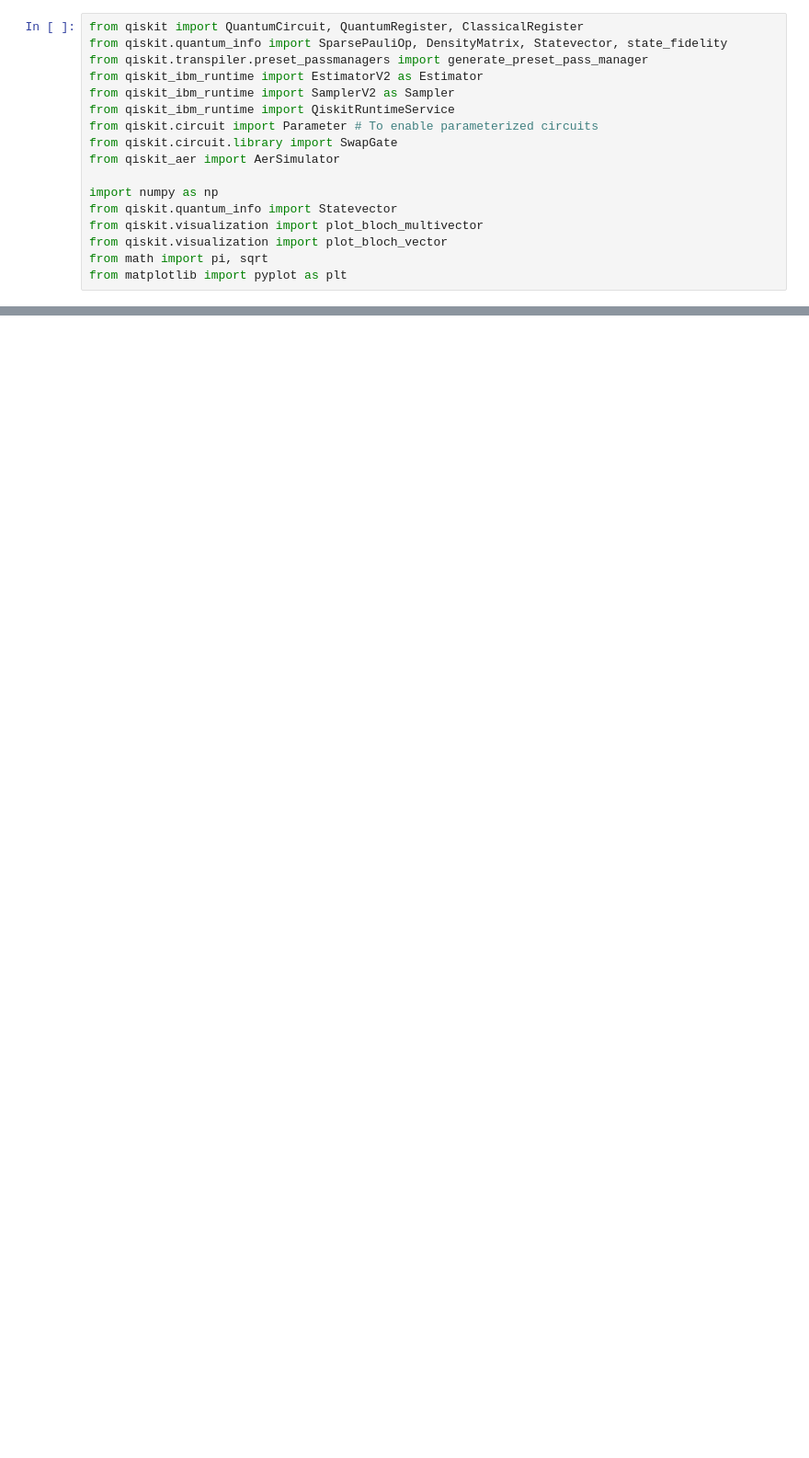
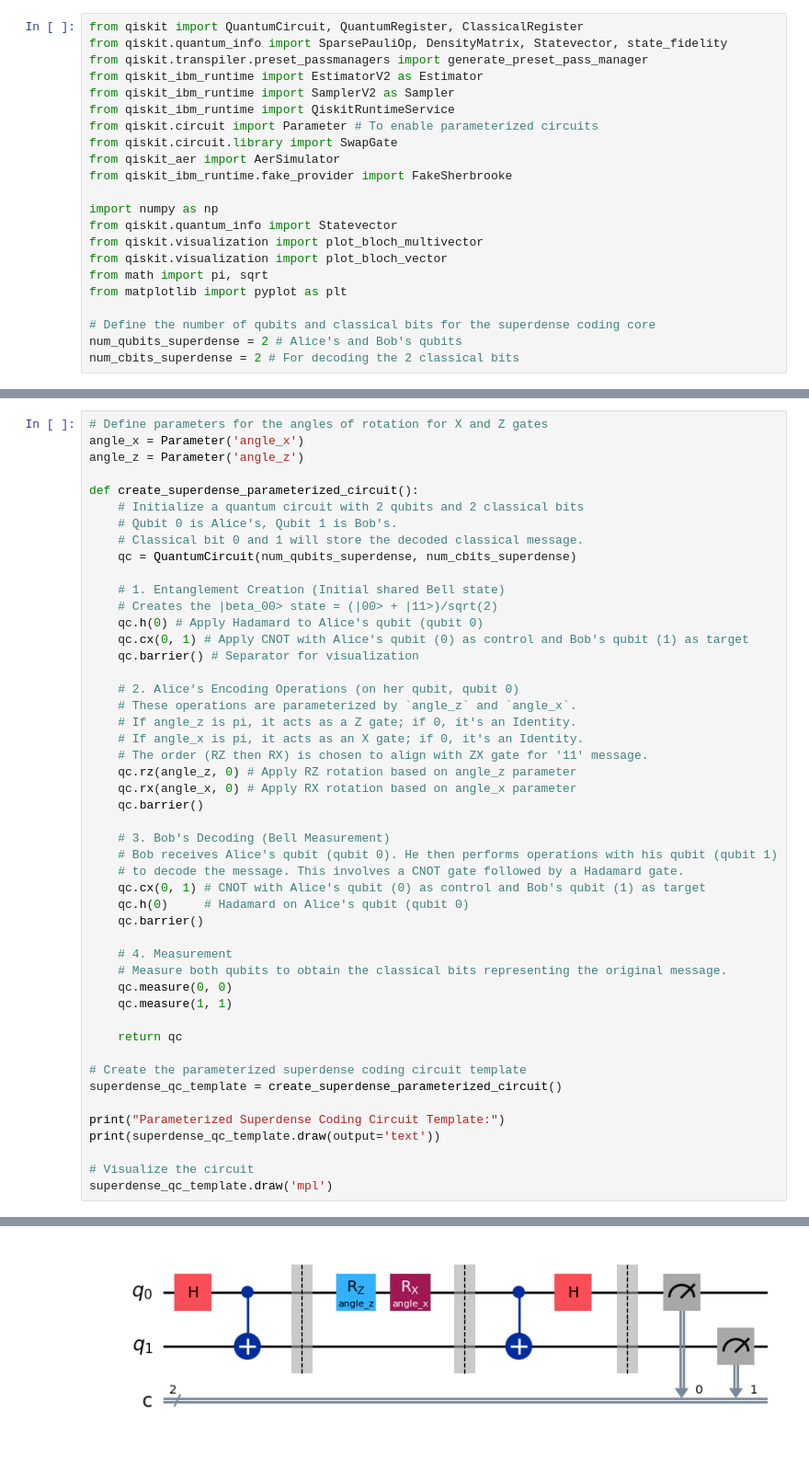
Before and after one commit to CalebCeravolo/Quantum-Hardware-Superdense-Coding, a Jupyter notebook: superdense.ipynb, the cells around one changed output, grey strips where cells are left out. Shown at 92% size. Cells and saved outputs as stored; diff of their text form; blank space fills up the shorter version.

```diff
--- a/superdense.ipynb
+++ b/superdense.ipynb
@@ -8,6 +8,7 @@ from qiskit_ibm_runtime import QiskitRuntimeService
 from qiskit.circuit import Parameter # To enable parameterized circuits
 from qiskit.circuit.library import SwapGate
 from qiskit_aer import AerSimulator
+from qiskit_ibm_runtime.fake_provider import FakeSherbrooke
 
 import numpy as np
 from qiskit.quantum_info import Statevector
@@ -15,3 +16,7 @@ from qiskit.visualization import plot_bloch_multivector
 from qiskit.visualization import plot_bloch_vector
 from math import pi, sqrt
 from matplotlib import pyplot as plt
+
+# Define the number of qubits and classical bits for the superdense coding core
+num_qubits_superdense = 2 # Alice's and Bob's qubits
+num_cbits_superdense = 2 # For decoding the 2 classical bits
@@ -99,0 +27,49 @@ print(job2.result()[0].data.classical.get_counts())
+# %%
+# Define parameters for the angles of rotation for X and Z gates
+angle_x = Parameter('angle_x')
+angle_z = Parameter('angle_z')
+
+def create_superdense_parameterized_circuit():
+    # Initialize a quantum circuit with 2 qubits and 2 classical bits
+    # Qubit 0 is Alice's, Qubit 1 is Bob's.
+    # Classical bit 0 and 1 will store the decoded classical message.
+    qc = QuantumCircuit(num_qubits_superdense, num_cbits_superdense)
+
+    # 1. Entanglement Creation (Initial shared Bell state)
+    # Creates the |beta_00> state = (|00> + |11>)/sqrt(2)
+    qc.h(0) # Apply Hadamard to Alice's qubit (qubit 0)
+    qc.cx(0, 1) # Apply CNOT with Alice's qubit (0) as control and Bob's qubit (1) as target
+    qc.barrier() # Separator for visualization
+
+    # 2. Alice's Encoding Operations (on her qubit, qubit 0)
+    # These operations are parameterized by `angle_z` and `angle_x`.
+    # If angle_z is pi, it acts as a Z gate; if 0, it's an Identity.
+    # If angle_x is pi, it acts as an X gate; if 0, it's an Identity.
+    # The order (RZ then RX) is chosen to align with ZX gate for '11' message.
+    qc.rz(angle_z, 0) # Apply RZ rotation based on angle_z parameter
+    qc.rx(angle_x, 0) # Apply RX rotation based on angle_x parameter
+    qc.barrier()
+
+    # 3. Bob's Decoding (Bell Measurement)
+    # Bob receives Alice's qubit (qubit 0). He then performs operations with his qubit (qubit 1)
+    # to decode the message. This involves a CNOT gate followed by a Hadamard gate.
+    qc.cx(0, 1) # CNOT with Alice's qubit (0) as control and Bob's qubit (1) as target
+    qc.h(0)     # Hadamard on Alice's qubit (qubit 0)
+    qc.barrier()
+
+    # 4. Measurement
+    # Measure both qubits to obtain the classical bits representing the original message.
+    qc.measure(0, 0)
+    qc.measure(1, 1)
+
+    return qc
+
+# Create the parameterized superdense coding circuit template
+superdense_qc_template = create_superdense_parameterized_circuit()
+
+print("Parameterized Superdense Coding Circuit Template:")
+print(superdense_qc_template.draw(output='text'))
+
+# Visualize the circuit
+superdense_qc_template.draw('mpl')
+# %% [output]
@@ -99,0 +84 @@ print(job2.result()[0].data.classical.get_counts())
+[figure, added]
```
Also changed, not shown: parts of 14 cells of this notebook, 1 other file.
